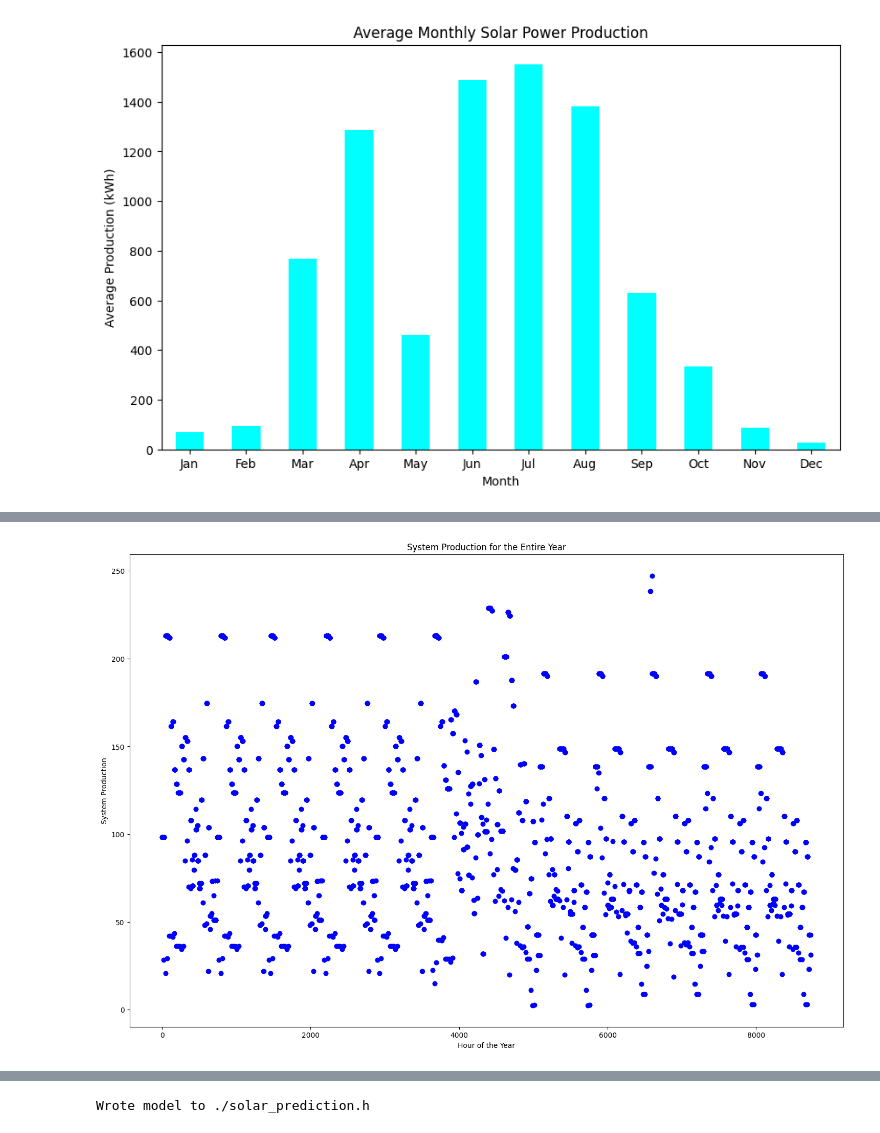
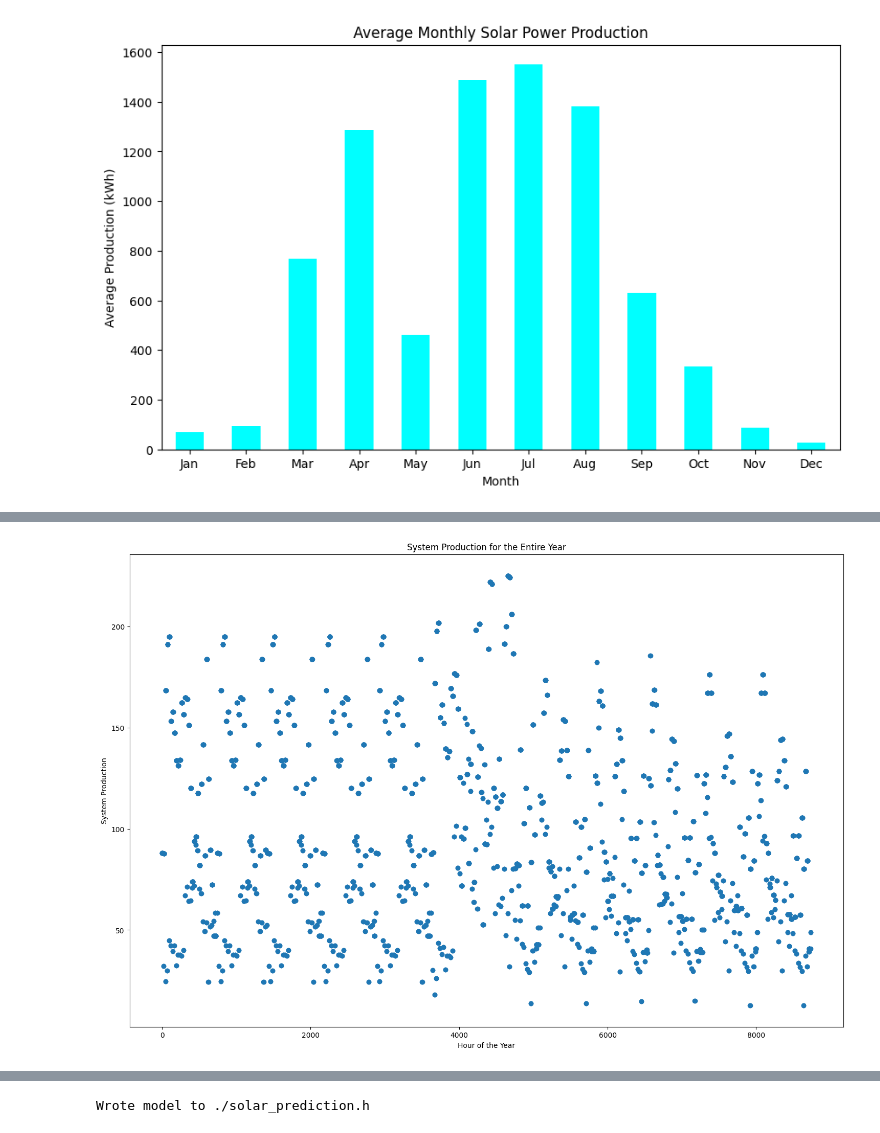
Before and after one commit to Califfo8/SmartBreeze-IoT-Project, a Jupyter notebook: AI/AI_training.ipynb, the cells around one changed output, grey strips where cells are left out. Cells and saved outputs as stored; diff of their text form; code cells hidden in the pictures.

```diff
--- a/AI/AI_training.ipynb
+++ b/AI/AI_training.ipynb
@@ -204,7 +140,7 @@ x_train_scaled = scaler.fit_transform(x_train)
 x_test_scaled = scaler.transform(x_test)
 
 # Initialize and train the RandomForestRegressor
-model = RandomForestRegressor(n_estimators=10, random_state=42)
+model = RandomForestRegressor(n_estimators=50, random_state=42)
 model.fit(x_train_scaled, y_train)
 
 # Predict on the test set
@@ -245,7 +181,7 @@ plt.figure(figsize=(18, 12))
 # Dates for the entire year
 start_date = pd.to_datetime('2022-01-01')
 end_date = pd.to_datetime('2022-12-31')
-dates = pd.date_range(start_date, end_date, freq='H')
+dates = pd.date_range(start_date, end_date, freq='h')
 x_all_year = pd.DataFrame({'Month': dates.month, 'Day': dates.day, 'Hour': dates.hour})
 
 y_all_year = model.predict(scaler.transform(x_all_year))
@@ -281,13 +217,13 @@ R^2 Score: 0.56
 # %%
-# Visualize the system production prediction for only nighttime hours
+# Visualize the system production prediction for only night time hours
 x_only_night = x_all_year[x_all_year['Hour'].between(22, 23) | x_all_year['Hour'].between(0, 6)]
 y_only_night = model.predict(scaler.transform(x_only_night))
 
 plt.figure(figsize=(18, 12))
-plt.scatter(x_only_night.index, y_only_night, color='blue')
+plt.scatter(x_only_night.index, y_only_night)
 plt.xlabel('Hour of the Year')
 plt.ylabel('System Production')
 plt.title('System Production for the Entire Year')
 plt.show()
 # %% [output]
-[figure, old version]
+[figure, new version]
```
Also changed, not shown: parts of 13 cells of this notebook.
